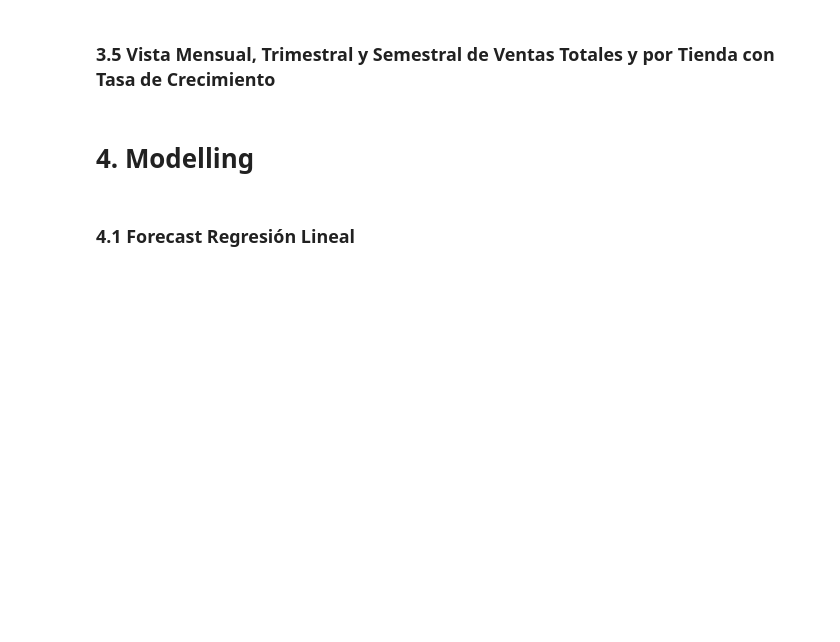
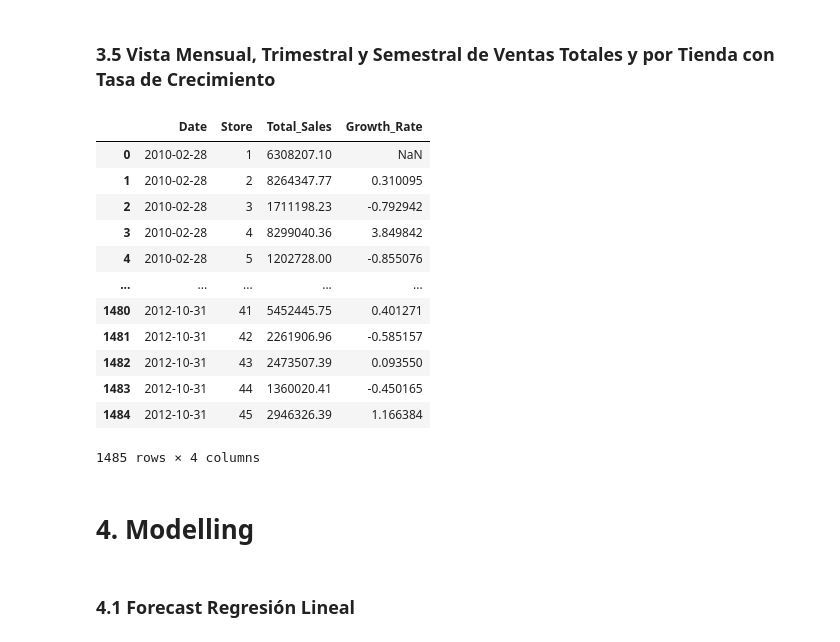
Before and after one commit to lebesguee/walmart_forecast, a Jupyter notebook: forecasting.ipynb, the cells around one changed output. Cells and saved outputs as stored; diff of their text form; code cells hidden in the pictures; blank space fills up the shorter version.

```diff
--- a/forecasting.ipynb
+++ b/forecasting.ipynb
@@ -144,6 +164,22 @@ QUARTERLY_SALES_BY_STORE_W_RATE = QUARTERLY_SALES_BY_STORE.assign(Growth_Rate=QU
 SEMESTER_SALES_BY_STORE_W_RATE = SEMESTER_SALES_BY_STORE.assign(Growth_Rate=SEMESTER_SALES_BY_STORE['Total_Sales'].pct_change())
 
 #MONTHLY_SALES_BY_STORE_W_RATE
+# %%
+MONTHLY_SALES_BY_STORE_W_RATE
+# %% [output]
+|  | Date | Store | Total_Sales | Growth_Rate |
+| 0 | 2010-02-28 | 1 | 6308207.10 | NaN |
+| 1 | 2010-02-28 | 2 | 8264347.77 | 0.310095 |
+| 2 | 2010-02-28 | 3 | 1711198.23 | -0.792942 |
+| 3 | 2010-02-28 | 4 | 8299040.36 | 3.849842 |
+| 4 | 2010-02-28 | 5 | 1202728.00 | -0.855076 |
+| ... | ... | ... | ... | ... |
+| 1480 | 2012-10-31 | 41 | 5452445.75 | 0.401271 |
+| 1481 | 2012-10-31 | 42 | 2261906.96 | -0.585157 |
+| 1482 | 2012-10-31 | 43 | 2473507.39 | 0.093550 |
+| 1483 | 2012-10-31 | 44 | 1360020.41 | -0.450165 |
+| 1484 | 2012-10-31 | 45 | 2946326.39 | 1.166384 |
+1485 rows × 4 columns
 # %% [markdown]
 # 4. Modelling
 # %% [markdown]
```
Also changed, not shown: parts of 17 cells of this notebook.
